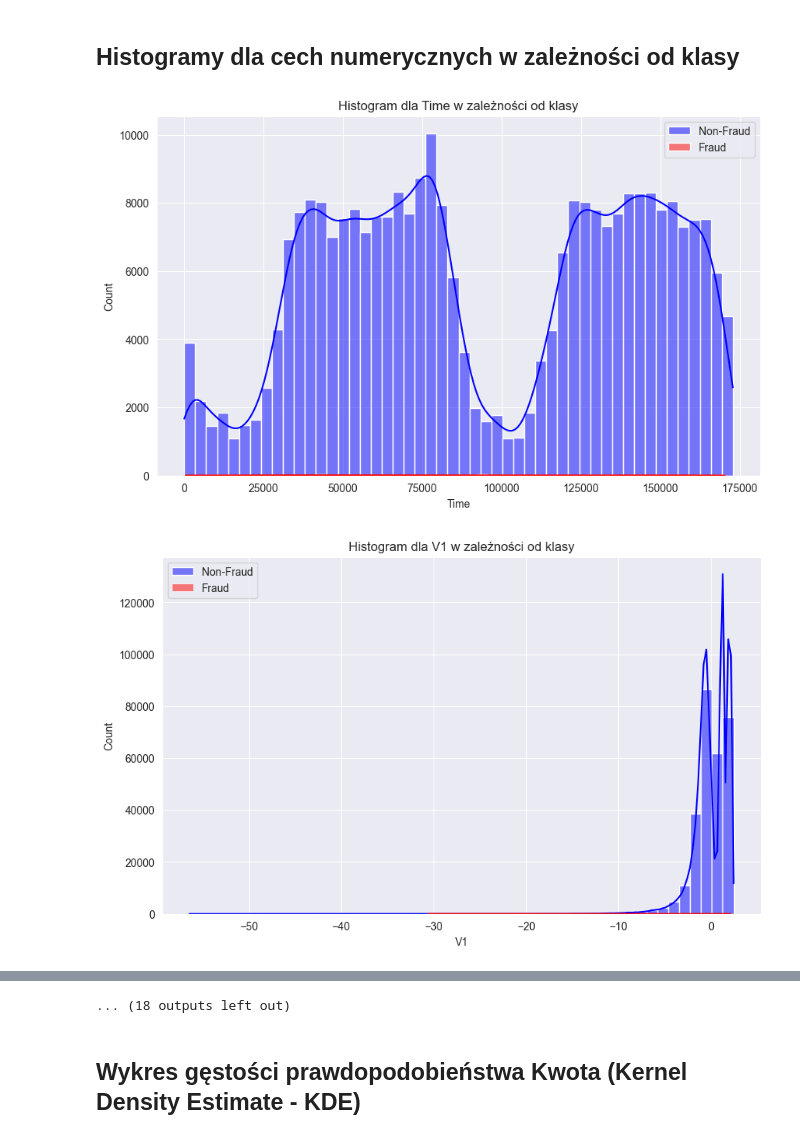
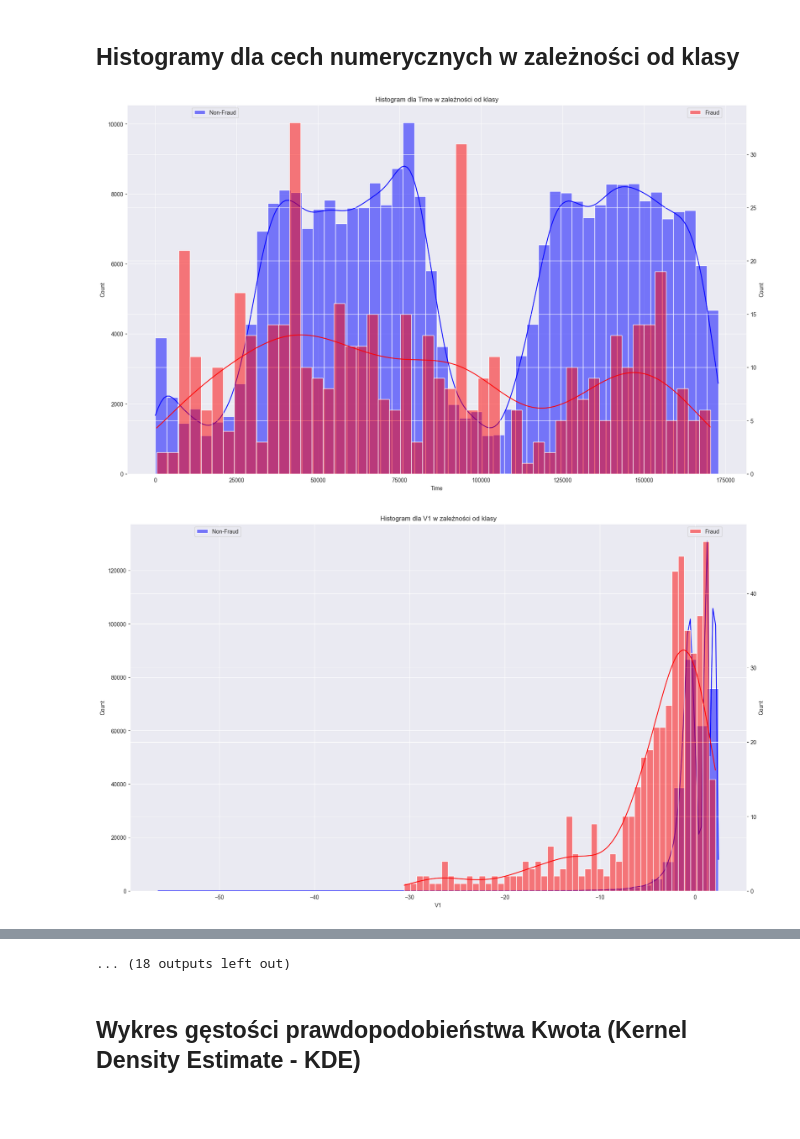
Before and after one commit to Kondziul/Fraud_Detection_ML, a Jupyter notebook: WDUM_Project_Fraud.ipynb, the cells around one changed output, grey strips where cells are left out. Cells and saved outputs as stored; diff of their text form; code cells hidden in the pictures; blank space fills up the shorter version.

Commit message:
separate axes for "fraud", several new charts

```diff
--- a/WDUM_Project_Fraud.ipynb
+++ b/WDUM_Project_Fraud.ipynb
@@ -132,12 +132,26 @@ plt.show()
 # %%
 num_features = df.select_dtypes(include=['float64']).columns
 for feature in num_features:
-    plt.figure(figsize=(10, 6))
+    plt.figure(figsize=(20, 12))
+
+    # Wykres dla klasy "Non-Fraud"
     sns.histplot(df[df['Class'] == 0][feature], bins=50, label='Non-Fraud', color='blue', kde=True)
-    sns.histplot(df[df['Class'] == 1][feature], bins=50, label='Fraud', color='red', kde=True)
+
+    # Dodanie pierwszej legendy dla klasy "Non-Fraud"
+    plt.legend(loc='upper left', bbox_to_anchor=(0.1, 1))
+
+    # Dodanie drugiej osi y dla klasy "Fraud"
+    ax2 = plt.gca().twinx()
+    sns.histplot(df[df['Class'] == 1][feature], bins=50, label='Fraud', color='red', kde=True, ax=ax2)
+
+    # Dodanie drugiej legendy dla klasy "Fraud"
+    ax2.legend(loc='upper left', bbox_to_anchor=(0.9, 1))
+
+    # Ustawienia etykiet
     plt.title(f'Histogram dla {feature} w zależności od klasy')
-    plt.legend()
+
+    # Pokaż wykres
     plt.show()
 # %% [output]
-[figure, old version]
+[figure, new version]
-[figure, old version]
+[figure, new version]
```
Also changed, not shown: parts of 7 cells of this notebook.
